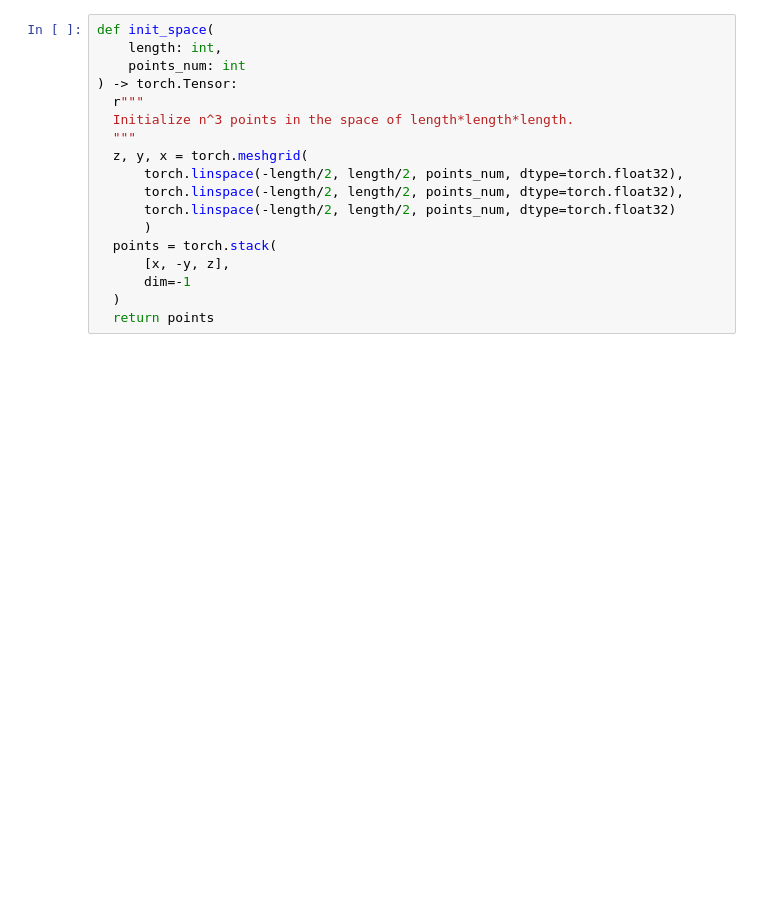
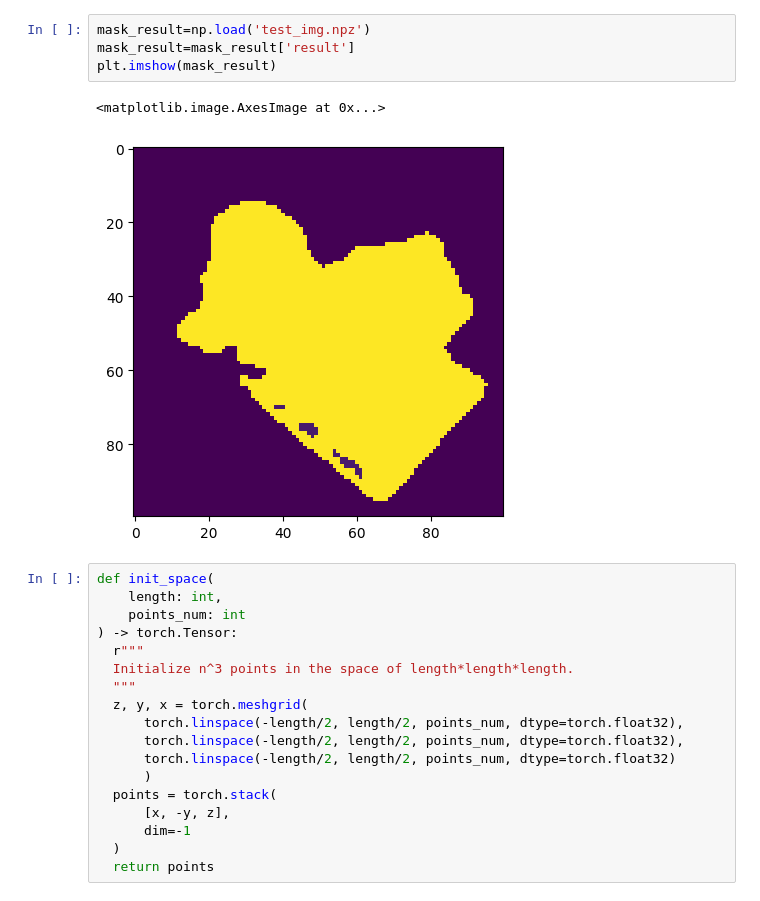
Before and after one commit to chunming1022/segmantic-in-nerf, a Jupyter notebook: w2c.ipynb, the cells around one changed output. Cells and saved outputs as stored; diff of their text form; blank space fills up the shorter version.

```diff
--- a/w2c.ipynb
+++ b/w2c.ipynb
@@ -56,3 +63,10 @@ ax.scatter(
+# %%
+mask_result=np.load('test_img.npz')
+mask_result=mask_result['result']
+plt.imshow(mask_result)
+# %% [output]
+<matplotlib.image.AxesImage at 0x...>
+[figure, added]
 # %%
 def init_space(
     length: int,
```
Also changed, not shown: parts of 14 cells of this notebook.
